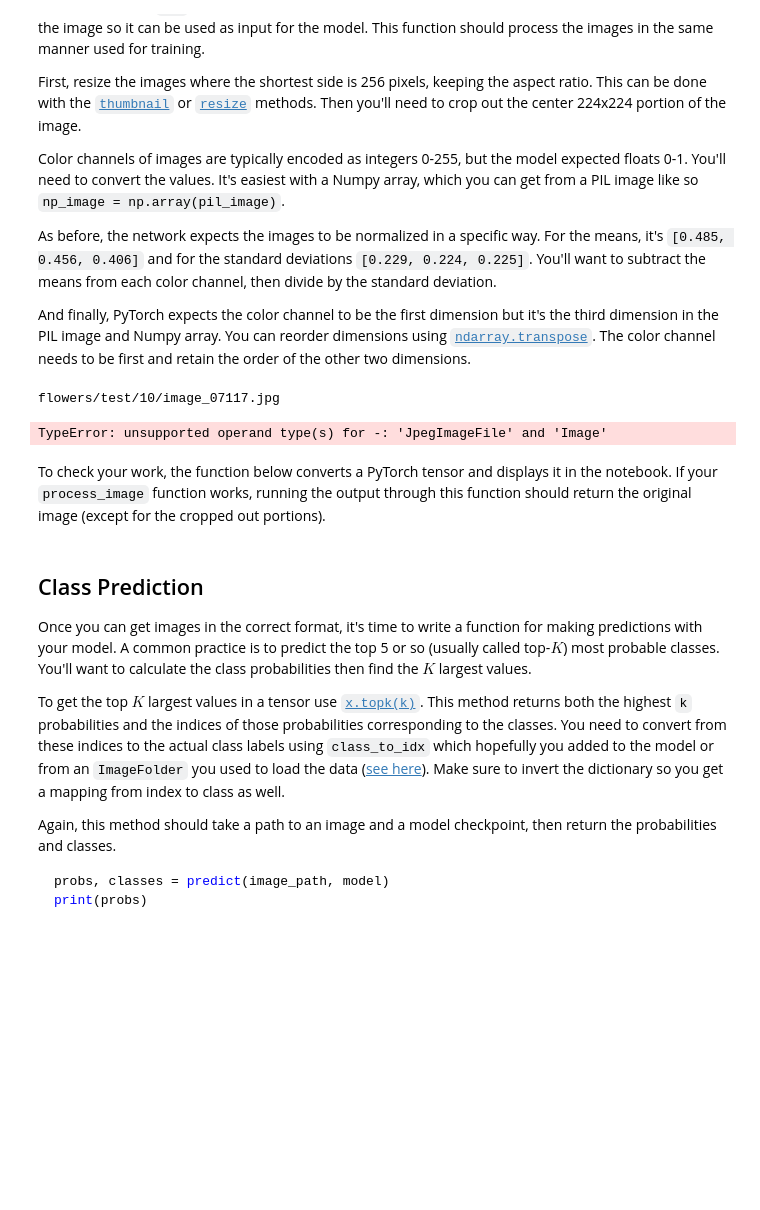
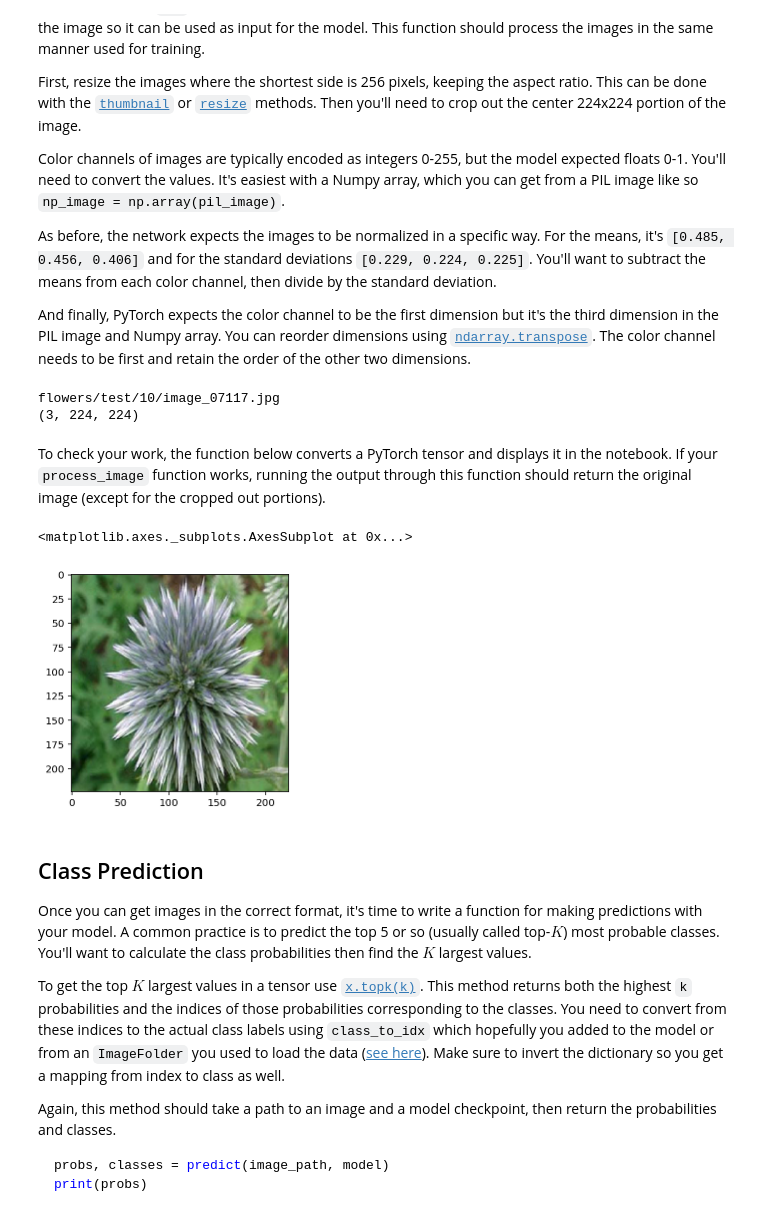
Before and after one commit to jafdoti/AIPND, a Jupyter notebook: Image Classifier Project.ipynb, the cells around one changed output. Drawn from its saved outputs; the diff is of its cells as text; code cells hidden in the pictures; blank space fills up the shorter version.

Commit message:
Update Image Classifier Project.ipynb
Image Preprocessing error solved, code now working

```diff
--- a/Image Classifier Project.ipynb
+++ b/Image Classifier Project.ipynb
@@ -370,8 +370,8 @@ def process_image(image):
 
     # First, resize the images where the shortest side is 256 pixels, keeping the aspect ratio.
     pil_image = Image.open(image)
-    #pil_image - pil_image.thumbnail((img_width,img_height), Image.ANTIALIAS)
-    pil_image - pil_image.resize((img_width,img_height))
+    #pil_image - pil_image.thumbnail((img_width,img_height))
+    pil_image = pil_image.resize((img_width,img_height))
 
     # Then you'll need to crop out the center 224x224 portion of the image
     '''
@@ -398,6 +398,10 @@ def process_image(image):
     # which you can get from a PIL image like so np_image = np.array(pil_image).
     np_image = np.array(pil_image)
 
+    # Added this to get image to display
+    # Thanks to Andrew O in this question - https://knowledge.udacity.com/questions/1998
+    np_image = np_image/255
+
     # As before, the network expects the images to be normalized in a specific way.
     # For the means, it's [0.485, 0.456, 0.406]
     # For the standard deviations [0.229, 0.224, 0.225].
@@ -407,17 +411,19 @@ def process_image(image):
 
     # You'll want to subtract the means from each color channel, then divide by the standard deviation.
     np_image = (np_image - mean)/std
+    np_image = np.transpose(np_image, (2, 0, 1))
 
     return np_image
 # %%
 # Gotta test and see if muh code works!
 test_img = test_dir + '/10/image_07117.jpg'
 print(test_img)
+Image.open(test_img)
 pcd_img = process_image(test_img)
-pcd_img
+print(pcd_img.shape)
 # %% [output]
 flowers/test/10/image_07117.jpg
+(3, 224, 224)
-TypeError: unsupported operand type(s) for -: 'JpegImageFile' and 'Image'
 # %% [markdown]
 To check your work, the function below converts a PyTorch tensor and displays it in the notebook. If your `process_image` function works, running the output through this function should return the original image (except for the cropped out portions).
 # %%
@@ -440,6 +446,11 @@ def imshow(image, ax=None, title=None):
     ax.imshow(image)
 
     return ax
+# %%
+imshow(pcd_img)
+# %% [output]
+<matplotlib.axes._subplots.AxesSubplot at 0x...>
+[figure, added]
 # %% [markdown]
 ## Class Prediction
 
```
